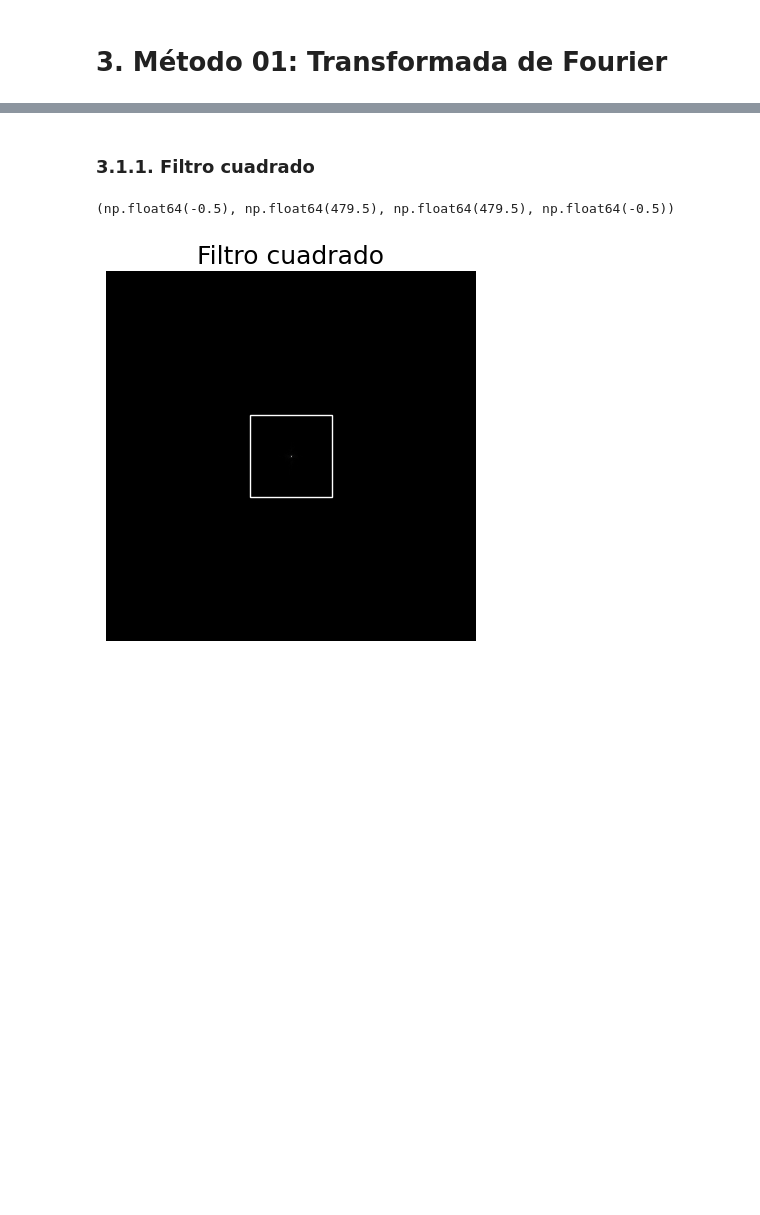
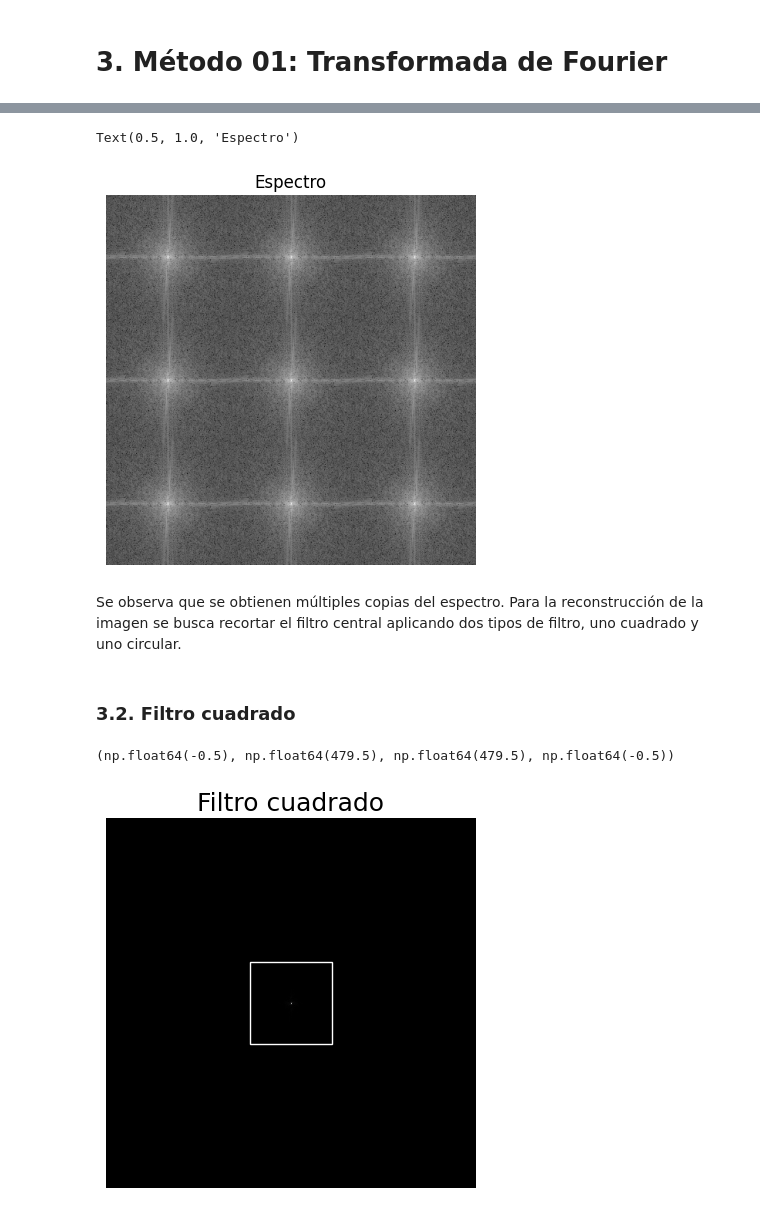
Before and after one commit to Miguel-Perdomo/fourier-optics, a Jupyter notebook: talleres/taller1/notebooks/taller01.ipynb, the cells around one changed output, grey strips where cells are left out. Cells and saved outputs as stored; diff of their text form; code cells hidden in the pictures; blank space fills up the shorter version.

```diff
--- a/talleres/taller1/notebooks/taller01.ipynb
+++ b/talleres/taller1/notebooks/taller01.ipynb
@@ -101,2 +161,5 @@ def get_centered_fourier_transform(matrix: np.ndarray) -> np.ndarray:
+# %%
+def complex_spectrum_visualization(matrix: np.ndarray):
+    return np.abs(matrix)
 # %%
 fourier_transform = get_centered_fourier_transform(img_sample)
@@ -114,5 +166,14 @@ plt.savefig("espectro.png", dpi=300)
+# %%
+spectrum = complex_spectrum_visualization(fourier_transform)
+spectrum_fig, spectrum_ax = plot_picture(np.log(1 + spectrum))
+spectrum_ax.set_title("Espectro")
+# %% [output]
+Text(0.5, 1.0, 'Espectro')
+[figure, added]
+# %% [markdown]
+Se observa que se obtienen múltiples copias del espectro. Para la reconstrucción de la imagen se busca recortar el filtro central aplicando dos tipos de filtro, uno cuadrado y uno circular.
 # %% [markdown]
-### 3.1.1. Filtro cuadrado
+### 3.2. Filtro cuadrado
 # %%
 def create_square_mask(img: np.ndarray, sample_size: int) -> np.ndarray:
   """
```
Also changed, not shown: parts of 31 cells of this notebook.
